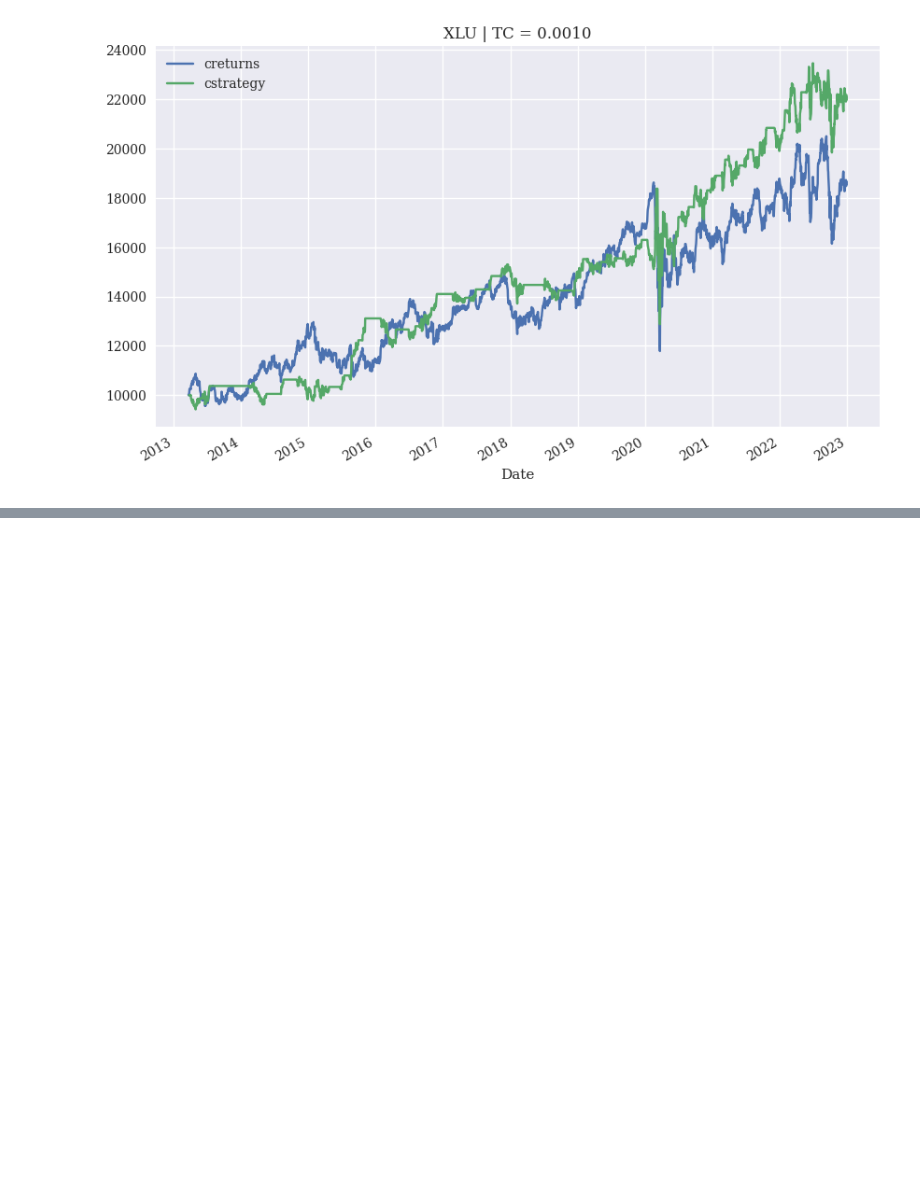
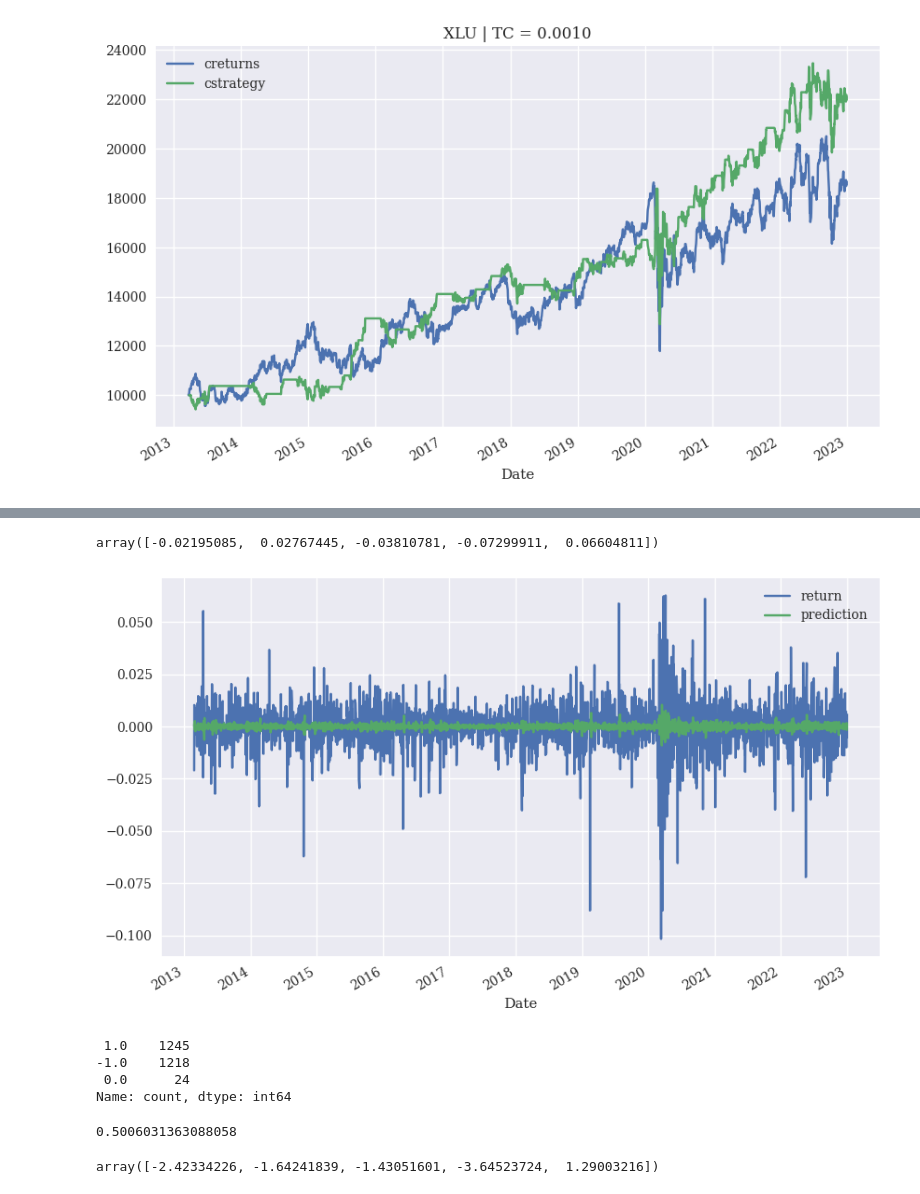
Before and after one commit to MartinKasak/Python_Finance_Numpy_Pandas, a Jupyter notebook: Python For Algorithmic Trading.ipynb, the cells around one changed output, grey strips where cells are left out. Drawn from its saved outputs; the diff is of its cells as text; code cells hidden in the pictures; blank space fills up the shorter version.

```diff
--- a/Python For Algorithmic Trading.ipynb
+++ b/Python For Algorithmic Trading.ipynb
@@ -525,0 +567,19 @@ mrbt.plot_results()
+# %%
+cols = []
+for lag in range(1, lags + 1):
+    col = f'lag_{lag}'
+    data[col] = data['return'].shift(lag)
+    cols.append(col)
+    data.dropna(inplace=True)
+# %%
+reg = np.linalg.lstsq(data[cols], data['return'], rcond=None)[0]
+# %%
+reg
+# %% [output]
+array([-0.02195085,  0.02767445, -0.03810781, -0.07299911,  0.06604811])
+# %%
+data['prediction'] = np.dot(data[cols], reg)
+# %%
+data[['return', 'prediction']].iloc[lags:].plot(figsize=(10, 6));
+# %% [output]
+[figure, added]
@@ -525,0 +588,11 @@ mrbt.plot_results()
+# %%
+hits
+# %% [output]
+ 1.0    1245
+-1.0    1218
+ 0.0      24
+Name: count, dtype: int64
+# %%
+hits.values[0] / sum(hits)
+# %% [output]
+0.5006031363088058
@@ -525,0 +601,4 @@ mrbt.plot_results()
+# %%
+reg
+# %% [output]
+array([-2.42334226, -1.64241839, -1.43051601, -3.64523724,  1.29003216])
```
Also changed, not shown: parts of 28 cells of this notebook.
